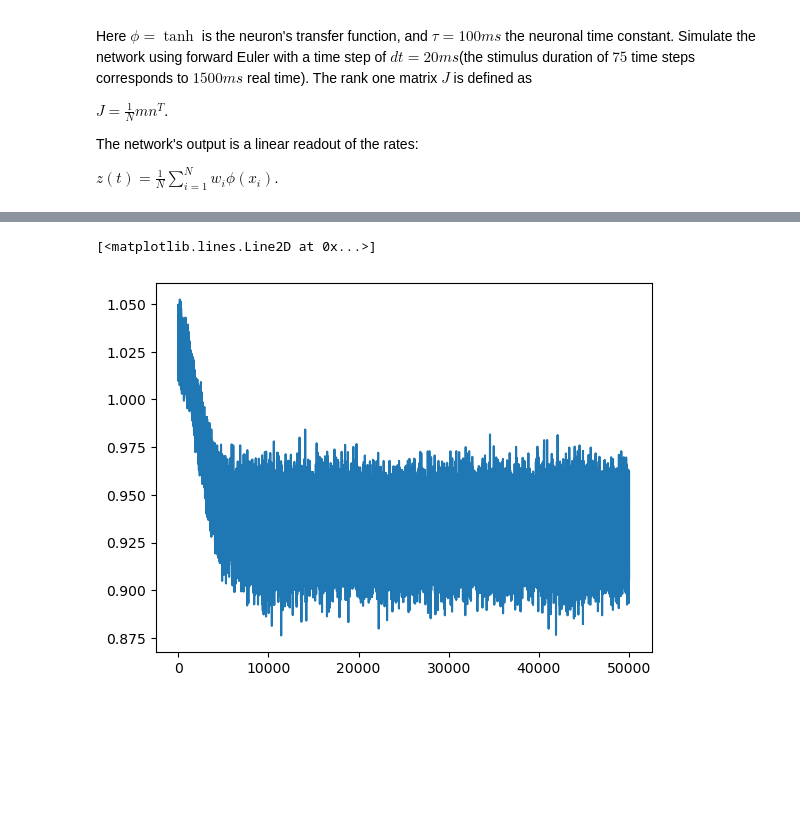
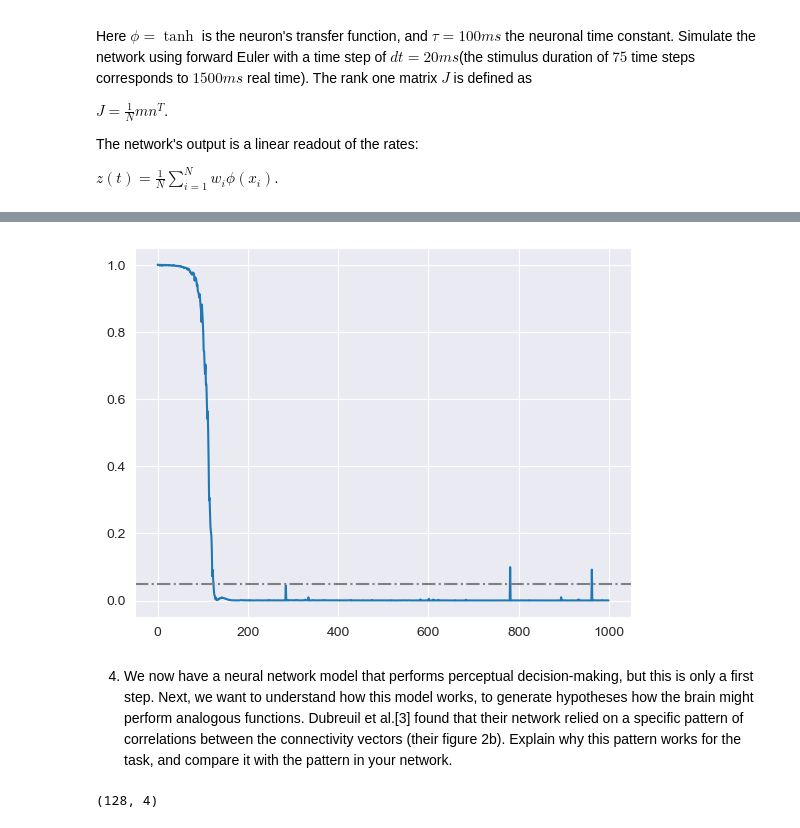
Before and after one commit to lfogarty98/mhbf_pt, a Jupyter notebook: Project/scratch.ipynb, the cells around one changed output, grey strips where cells are left out. Saved outputs shown, nothing was run; the diff lists cells and outputs as text; code cells hidden in the pictures; blank space fills up the shorter version.

Commit message:
functional net

```diff
--- a/Project/scratch.ipynb
+++ b/Project/scratch.ipynb
@@ -21,7 +25,15 @@ target output $y$ (identity of the stimulus) are one-dimensional. The input is d
 
 Here $\overline{u}$ is the stimulus strength, drawn uniformly from $\pm \frac{3.2}{100}\{1, 2, 4, 8, 16\}$, and $\xi$ is background noise, drawn from a normal distribution with mean 0 and standard-deviation 0.03. The stimulus strength is re-sampled for each trial, the noise is re-sampled for each time-step. The target $y$ is defined as the sign of $\overline{u}$. Write your function such that it can generate multiple trials at the same time, this will be useful for training our network using stochastic gradient descent. Plot the data for several trials to make sure the labels match the inputs, and the noise levels are reasonable.
 # %%
-def generate_random_stimuli(n_stimuli: int, t_max: int = 75, t_start = 0, t_stim_start: int = 5, t_stim_end: int = 45, noise_mean: float = 0, noise_std: float = 0.03, as_tensor = True) -> np.ndarray:
+from numpy.typing import ArrayLike
+
+
+def generate_random_stimuli(n_stimuli: int,
+                            t_max: int = 75, t_start = 0,
+                            t_stim_start: int = 5, t_stim_end: int = 45,
+                            noise_mean: float = 0, noise_std: float = 0.03,
+                            as_tensor = True) -> Union[Tuple[np.ndarray, np.ndarray, np.ndarray],
+                                                       Tuple[torch.Tensor, torch.Tensor, np.ndarray]]:
     stimulus_strengths = np.random.choice([-16, -8, -4, -2, -1, 1, 2, 4, 8, 16], n_stimuli)*3.2/100
     stimuli = np.pad((stimulus_strengths * np.ones((t_stim_end - t_stim_start, n_stimuli))).T, ((0,0),(t_stim_start-t_start,t_max-t_stim_end)))
     noise = np.random.normal(noise_mean, noise_std, (n_stimuli, t_max - t_start))
@@ -148,0 +175,14 @@ tensor(0.9426, dtype=torch.float64, grad_fn=<MeanBackward0>)
+# %%
+def MSE(outputs: torch.Tensor, targets: torch.Tensor) -> torch.Tensor:
+    return torch.mean((outputs - torch.reshape(targets, (-1, 1))) ** 2)
+
+torch.autograd.set_detect_anomaly(True)
+hidden_dim = 128
+mini_batch_size = 32
+dt = 20
+tau = 100
+
+rnn_empirical = LowRankRNN(hidden_dim, dt, tau)
+optimizer = torch.optim.Adam(rnn_empirical.parameters(), lr = 5e-03)
+
+losses = train(rnn_empirical, optimizer, MSE, mini_batch_size, n_iter = 1000)
@@ -149,5 +195,13 @@ tensor(0.9426, dtype=torch.float64, grad_fn=<MeanBackward0>)
 # %%
 plt.plot(losses)
+plt.axhline(5e-02, linestyle = '-.', color = 'grey')
+plt.show()
 # %% [output]
-[<matplotlib.lines.Line2D at 0x...>]
-[figure, old version]
+[figure, new version]
+# %% [markdown]
+4. We now have a neural network model that performs perceptual decision-making, but this is only a first step. Next, we want to understand how this model works, to generate hypotheses how the brain might perform analogous functions. Dubreuil et al.[3] found that their network relied on a specific pattern of correlations between the connectivity vectors (their figure 2b). Explain why this pattern works for the task, and compare it with the pattern in your network.
+# %%
+params_df = rnn_empirical.get_params()
+params_df.shape
+# %% [output]
+(128, 4)
```
Also changed, not shown: parts of 18 cells of this notebook.
